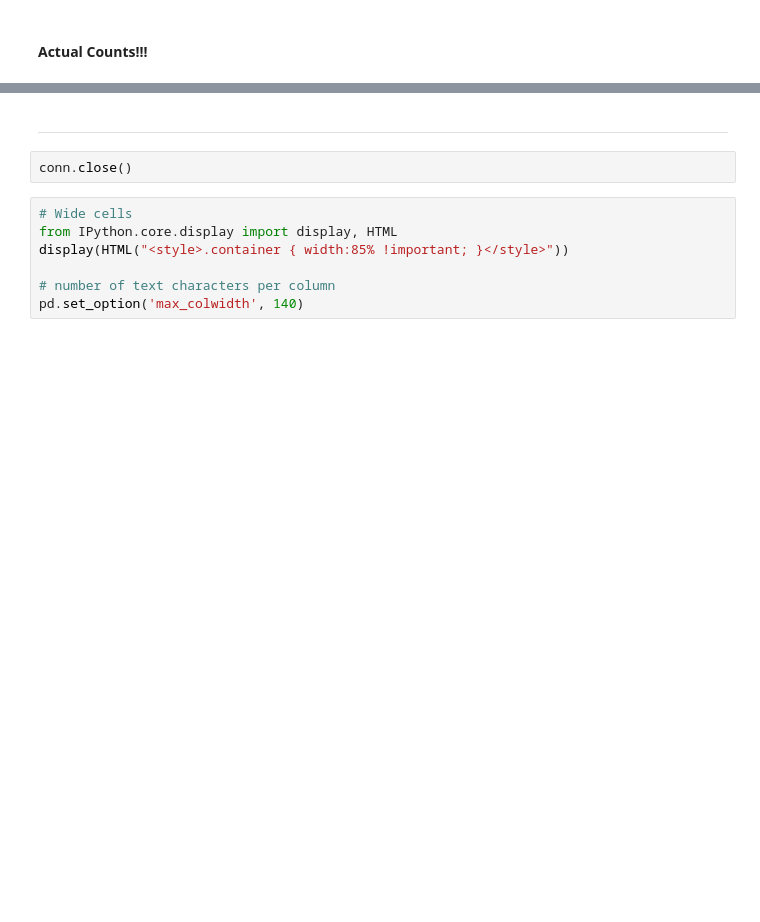
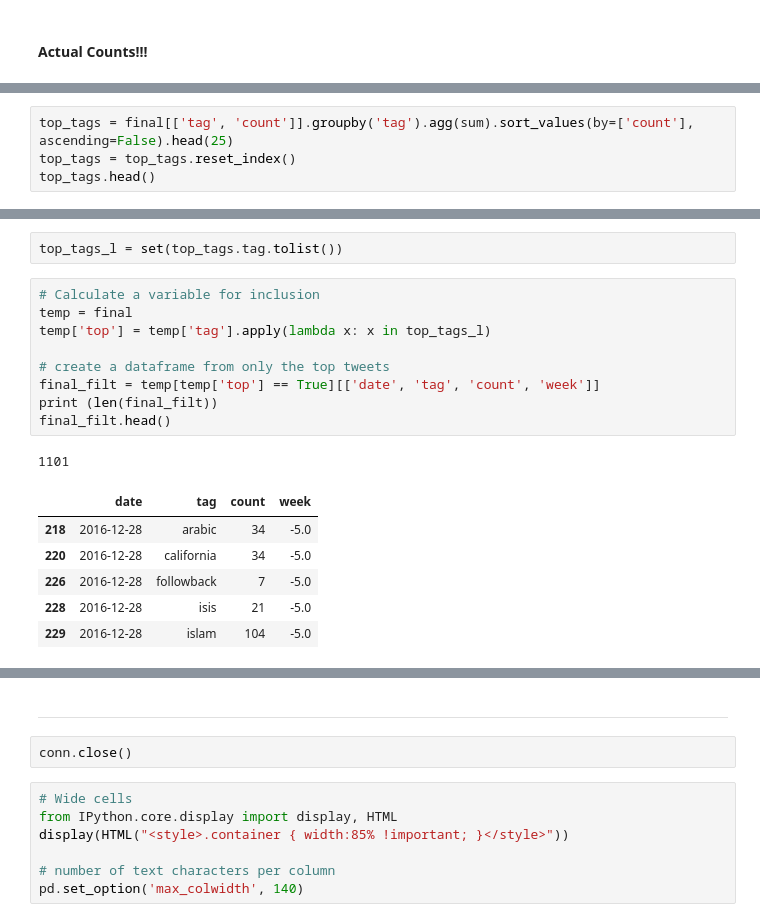
Before and after one commit to ryan-p-larson/gviz, a Jupyter notebook: notebooks/03_summer/04-tweet-terms.ipynb, the cells around one changed output, grey strips where cells are left out. Cells and saved outputs as stored; diff of their text form; blank space fills up the shorter version.

Commit message:
Add hashtag counts

```diff
--- a/notebooks/03_summer/04-tweet-terms.ipynb
+++ b/notebooks/03_summer/04-tweet-terms.ipynb
@@ -313,0 +334,4 @@ final.to_csv(f, index=False)
+# %%
+top_tags = final[['tag', 'count']].groupby('tag').agg(sum).sort_values(by=['count'], ascending=False).head(25)
+top_tags = top_tags.reset_index()
+top_tags.head()
@@ -313,0 +345,19 @@ final.to_csv(f, index=False)
+# %%
+top_tags_l = set(top_tags.tag.tolist())
+# %%
+# Calculate a variable for inclusion
+temp = final
+temp['top'] = temp['tag'].apply(lambda x: x in top_tags_l)
+
+# create a dataframe from only the top tweets
+final_filt = temp[temp['top'] == True][['date', 'tag', 'count', 'week']]
+print (len(final_filt))
+final_filt.head()
+# %% [output]
+1101
+|  | date | tag | count | week |
+| 218 | 2016-12-28 | arabic | 34 | -5.0 |
+| 220 | 2016-12-28 | california | 34 | -5.0 |
+| 226 | 2016-12-28 | followback | 7 | -5.0 |
+| 228 | 2016-12-28 | isis | 21 | -5.0 |
+| 229 | 2016-12-28 | islam | 104 | -5.0 |
```
Also changed, not shown: parts of 22 cells of this notebook, 3 other files.
